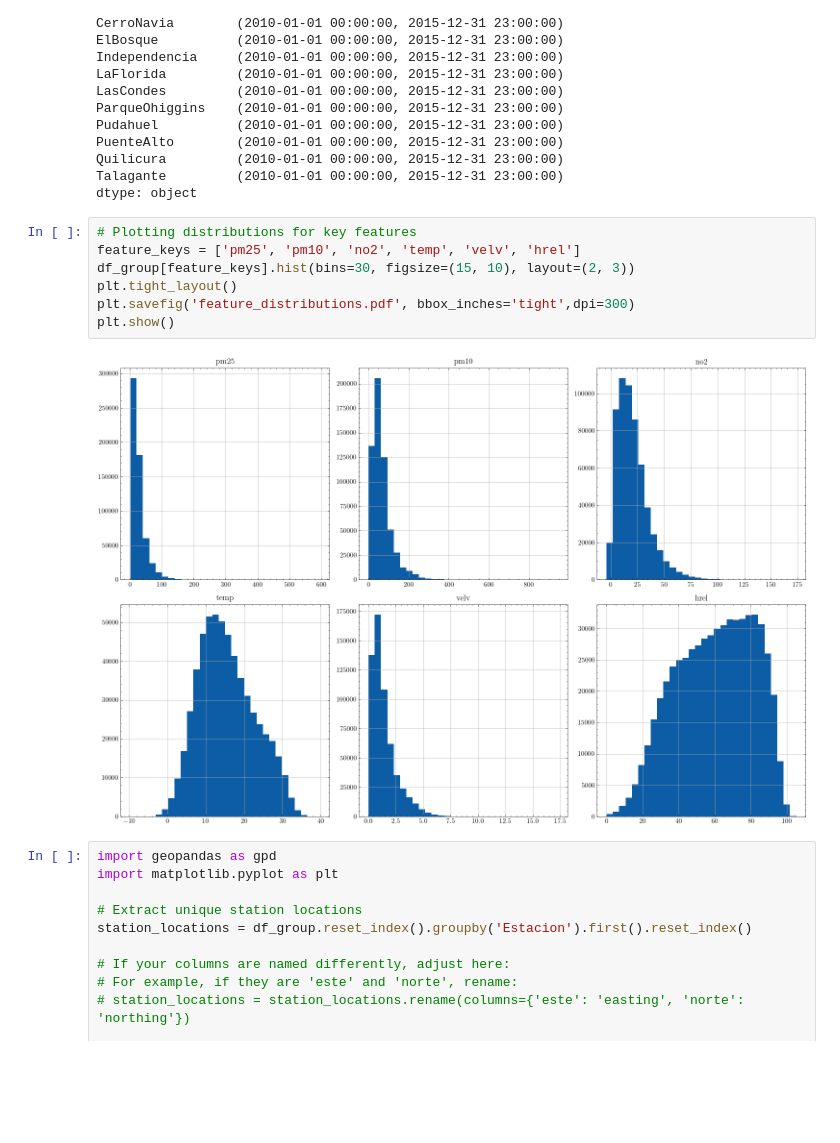
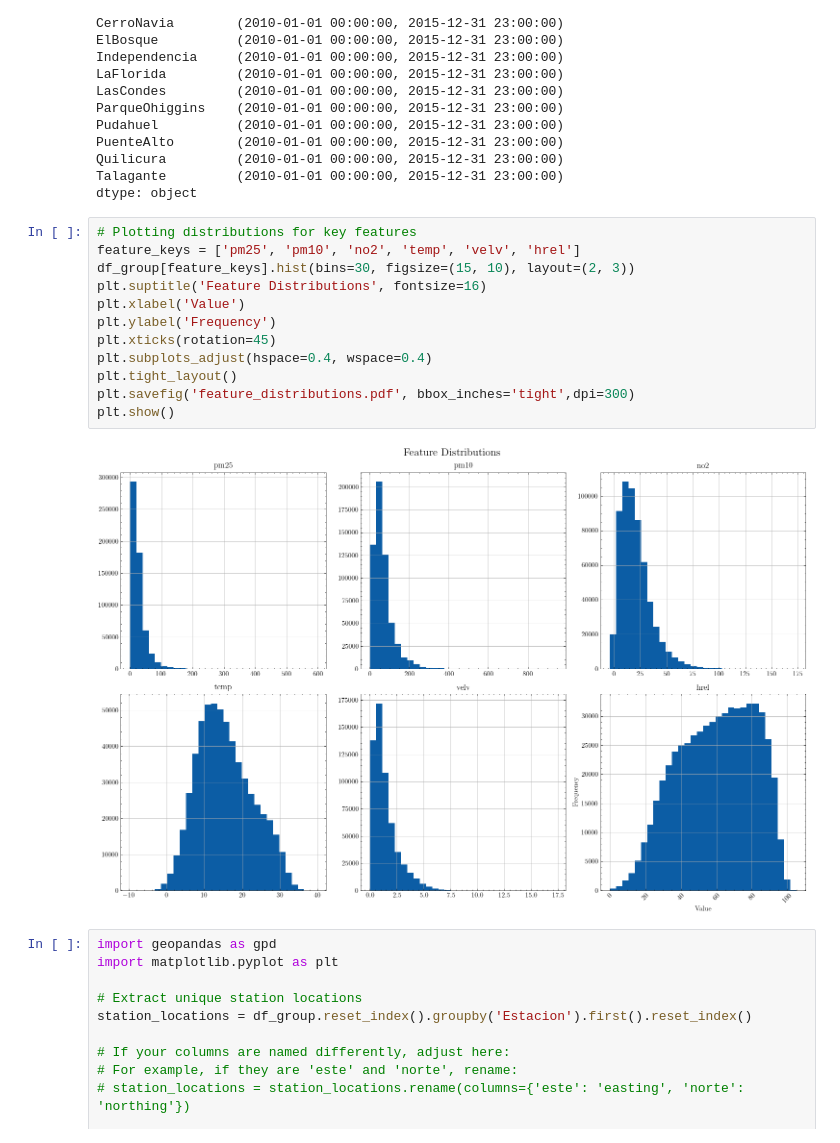
Before and after one commit to shernandez-ucm/trax, a Jupyter notebook: santiago_multi_site_federated.ipynb, the cells around one changed output. Cells and saved outputs as stored; diff of their text form; blank space fills up the shorter version.

```diff
--- a/santiago_multi_site_federated.ipynb
+++ b/santiago_multi_site_federated.ipynb
@@ -92,12 +92,17 @@ dtype: object
 # %%
 # Plotting distributions for key features
 feature_keys = ['pm25', 'pm10', 'no2', 'temp', 'velv', 'hrel']
 df_group[feature_keys].hist(bins=30, figsize=(15, 10), layout=(2, 3))
+plt.suptitle('Feature Distributions', fontsize=16)
+plt.xlabel('Value')
+plt.ylabel('Frequency')
+plt.xticks(rotation=45)
+plt.subplots_adjust(hspace=0.4, wspace=0.4)
 plt.tight_layout()
 plt.savefig('feature_distributions.pdf', bbox_inches='tight',dpi=300)
 plt.show()
 # %% [output]
-[figure, old version]
+[figure, new version]
 # %%
 import geopandas as gpd
 import matplotlib.pyplot as plt
```
Also changed, not shown: parts of 3 cells of this notebook.
